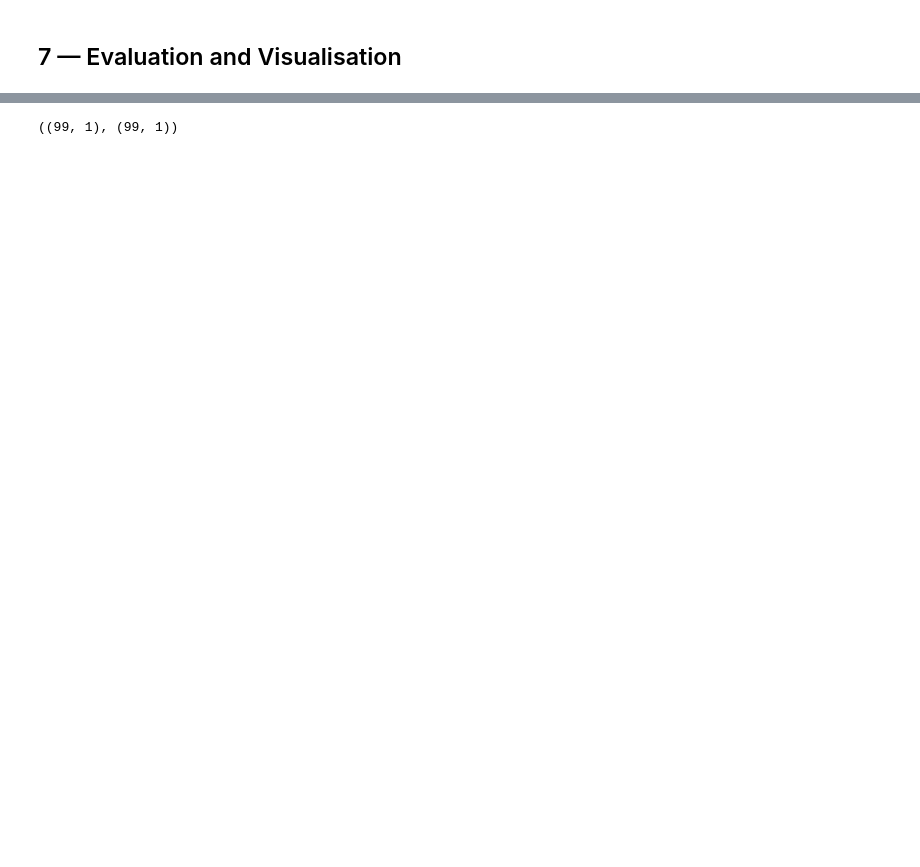
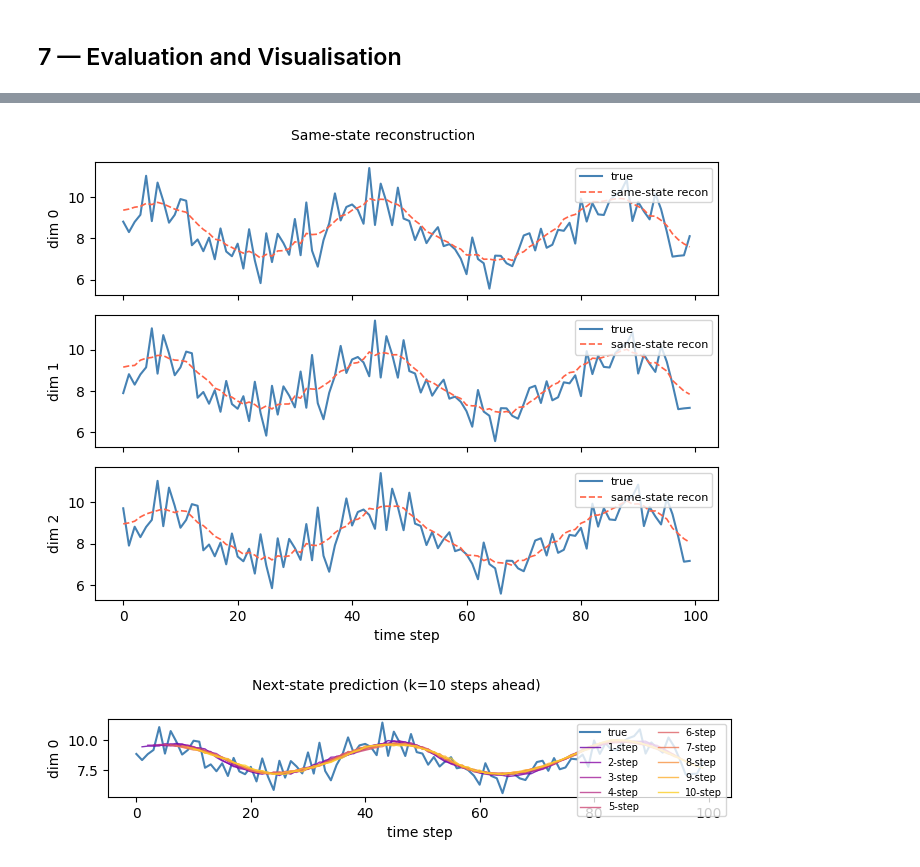
Before and after one commit to adamjeisen/JacobianODE, a Jupyter notebook: _jupyter/Encoder-Only (Lorenz - single run).ipynb, the cells around one changed output, grey strips where cells are left out. Cells and saved outputs as stored; diff of their text form; code cells hidden in the pictures; blank space fills up the shorter version.

```diff
--- a/_jupyter/Encoder-Only (Lorenz - single run).ipynb
+++ b/_jupyter/Encoder-Only (Lorenz - single run).ipynb
@@ -410,7 +464,61 @@ if lit_model.use_same_state_decoder or lit_model.use_next_state_decoder:
-# %%
-x_next_true.shape, x_next_pred.shape
-# %% [output]
-((99, 1), (99, 1))
+# %%
+# ----------------------------------------------------------------
+# Plot 1: Same-state reconstruction — true vs predicted (single trajectory)
+# Recompute x_hat from z_valid so lengths match (x_hat can be overwritten by later cells)
+# ----------------------------------------------------------------
+if lit_model.use_same_state_decoder:
+    batch_idx = 0
+    device = next(lit_model.parameters()).device
+    x_hat_plot = lit_model.same_state_decoder(z_valid.to(device))  # guarantee same shape as x_valid
+    n_dims = min(x_valid.shape[-1], 3)
+    fig, axes = plt.subplots(n_dims, 1, figsize=(7, 1.8 * n_dims), sharex=True)
+    if n_dims == 1:
+        axes = [axes]
+    x_np = x_valid[batch_idx].cpu().numpy()
+    xh_np = x_hat_plot[batch_idx].detach().cpu().numpy()
+    for d, ax in enumerate(axes):
+        ax.plot(x_np[:, d], label='true', lw=1.5, color='steelblue')
+        ax.plot(xh_np[:, d], label='same-state recon', lw=1.2, color='tomato', ls='--')
+        ax.set_ylabel(f'dim {d}')
+        ax.legend(loc='upper right', fontsize=8)
+    axes[-1].set_xlabel('time step')
+    fig.suptitle('Same-state reconstruction', fontsize=10)
+    plt.tight_layout()
+    plt.show()
+
+# ----------------------------------------------------------------
+# Plot 2: k-step ahead predictions — 1-step, 2-step, ..., k-step
+# x_next_hat_full: (B, T'-k, k, n_obs_pred); step s predicts x_{t+s}
+# ----------------------------------------------------------------
+if lit_model.use_next_state_decoder:
+    batch_idx = 0
+    x_full = x_next_hat_full.reshape(
+        *x_next_hat_full.shape[:2], k, n_pred
+    )  # (B, T'-k, k, n_pred)
+    T_pred = x_full.shape[1]
+    n_dims_pred = min(n_pred, 3)
+    fig, axes = plt.subplots(n_dims_pred, 1, figsize=(7, 1.8 * n_dims_pred), sharex=True)
+    if n_dims_pred == 1:
+        axes = [axes]
+    cmap = plt.cm.plasma(np.linspace(0.2, 0.9, k))
+    for d, ax in enumerate(axes):
+        # True trajectory (first n_pred dims of x_valid)
+        x_true = x_valid[batch_idx, :, d].cpu().numpy()
+        ax.plot(x_true, label='true', lw=1.5, color='steelblue')
+        for s in range(k):
+            # (s+1)-step ahead: predict x_{t+s+1} from z_t; plotted at s+1, s+2, ...
+            pred = x_full[batch_idx, :, s, d].cpu().numpy()
+            t_axis = np.arange(s + 1, s + 1 + T_pred)
+            ax.plot(t_axis, pred, label=f'{s+1}-step', lw=1, alpha=0.8, color=cmap[s])
+        ax.set_ylabel(f'dim {d}')
+        ax.legend(loc='upper right', fontsize=7, ncol=2)
+    axes[-1].set_xlabel('time step')
+    fig.suptitle(f'Next-state prediction (k={k} steps ahead)', fontsize=10)
+    plt.tight_layout()
+    plt.show()
+# %% [output]
+[figure, added]
+[figure, added]
 # %%
 # ---- Latent trajectory visualisation (first 3 dims) ----
 z_np = z_valid[0].cpu().numpy()   # (T', N_LATENT)
```
Also changed, not shown: parts of 27 cells of this notebook, 19 other files.
